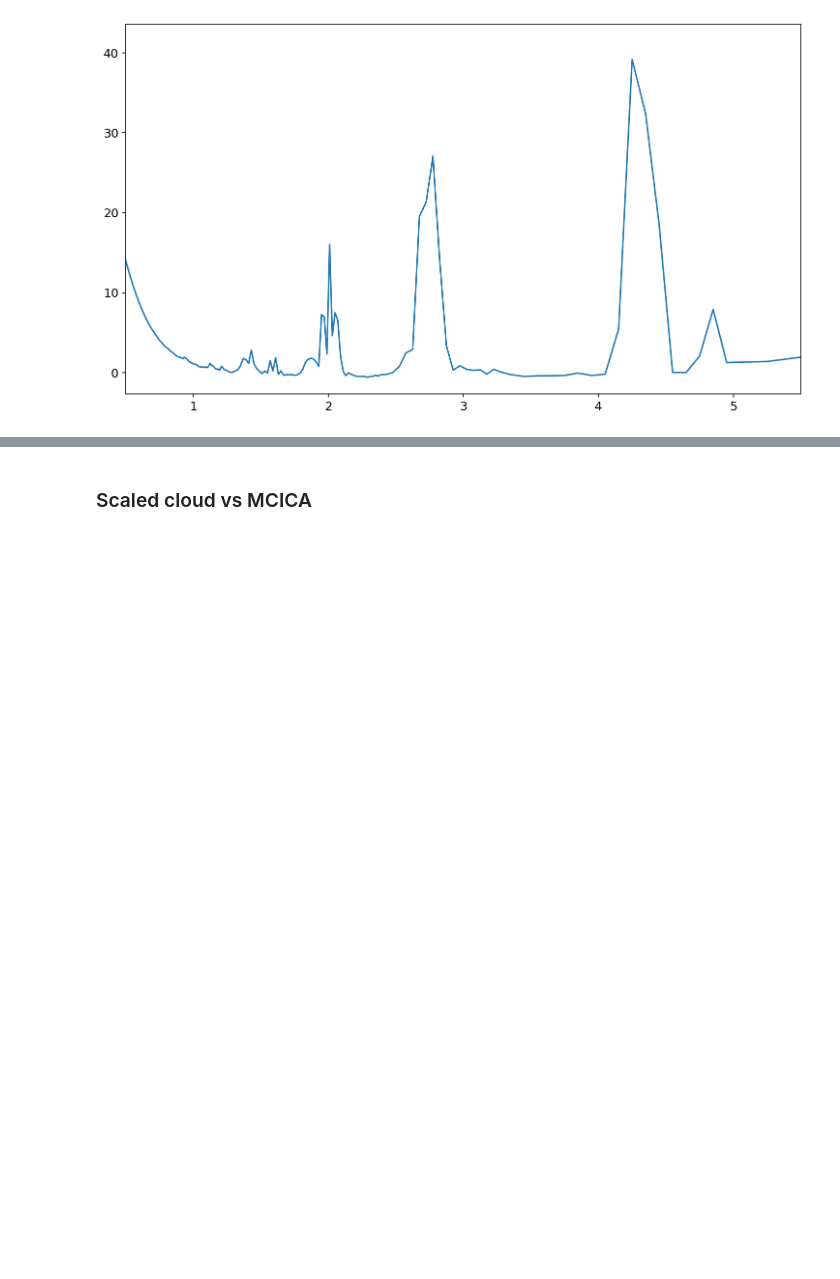
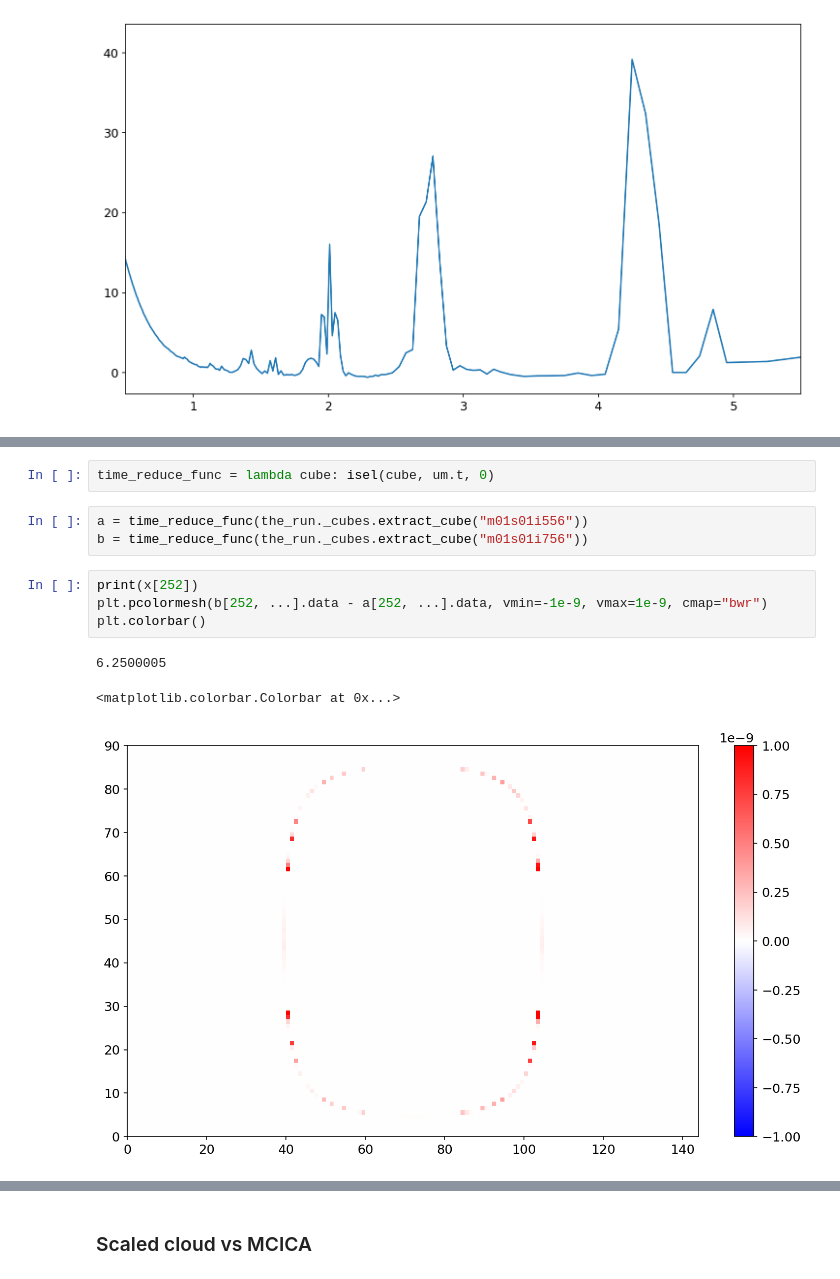
Before and after one commit to dennissergeev/t1e_bistability_code, a Jupyter notebook: code/Transmission-Spectra.ipynb, the cells around one changed output, grey strips where cells are left out. Drawn from its saved outputs; the diff is of its cells as text; blank space fills up the shorter version.

```diff
--- a/code/Transmission-Spectra.ipynb
+++ b/code/Transmission-Spectra.ipynb
@@ -379,3 +560,16 @@ ax.set_xlim(0.5, 5.5)
+# %%
+time_reduce_func = lambda cube: isel(cube, um.t, 0)
+# %%
+a = time_reduce_func(the_run._cubes.extract_cube("m01s01i556"))
+b = time_reduce_func(the_run._cubes.extract_cube("m01s01i756"))
+# %%
+print(x[252])
+plt.pcolormesh(b[252, ...].data - a[252, ...].data, vmin=-1e-9, vmax=1e-9, cmap="bwr")
+plt.colorbar()
+# %% [output]
+6.2500005
+<matplotlib.colorbar.Colorbar at 0x...>
+[figure, added]
 # %%
 imgname = (
     f"{img_prefix}__{'_'.join(SUITE_LABELS.keys())}__"
```
Also changed, not shown: parts of 36 cells of this notebook.
